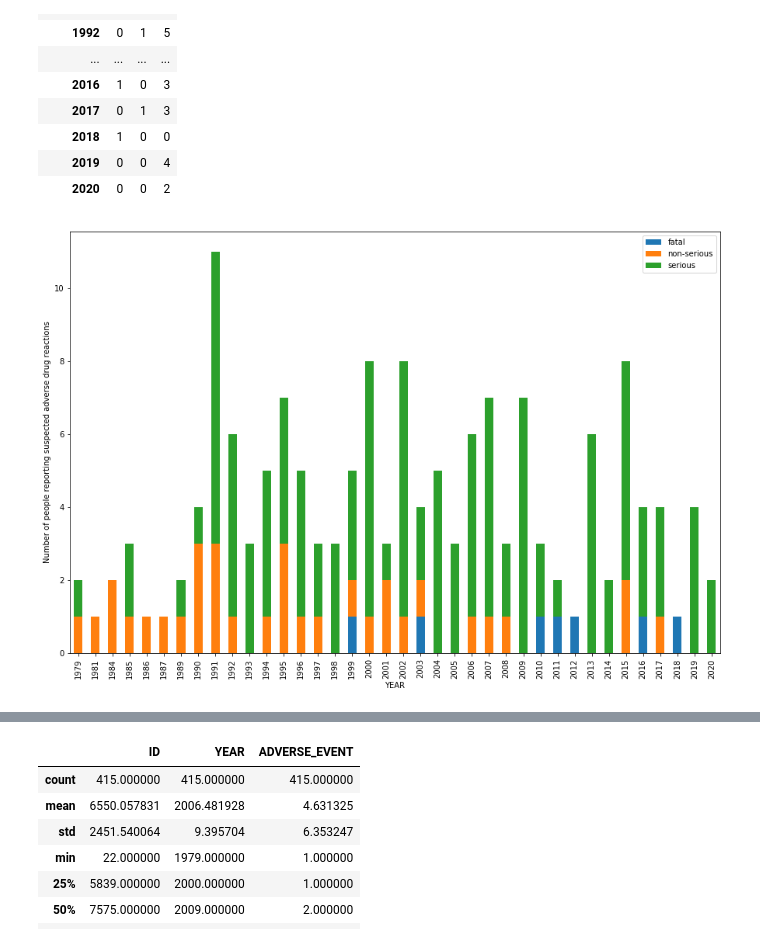
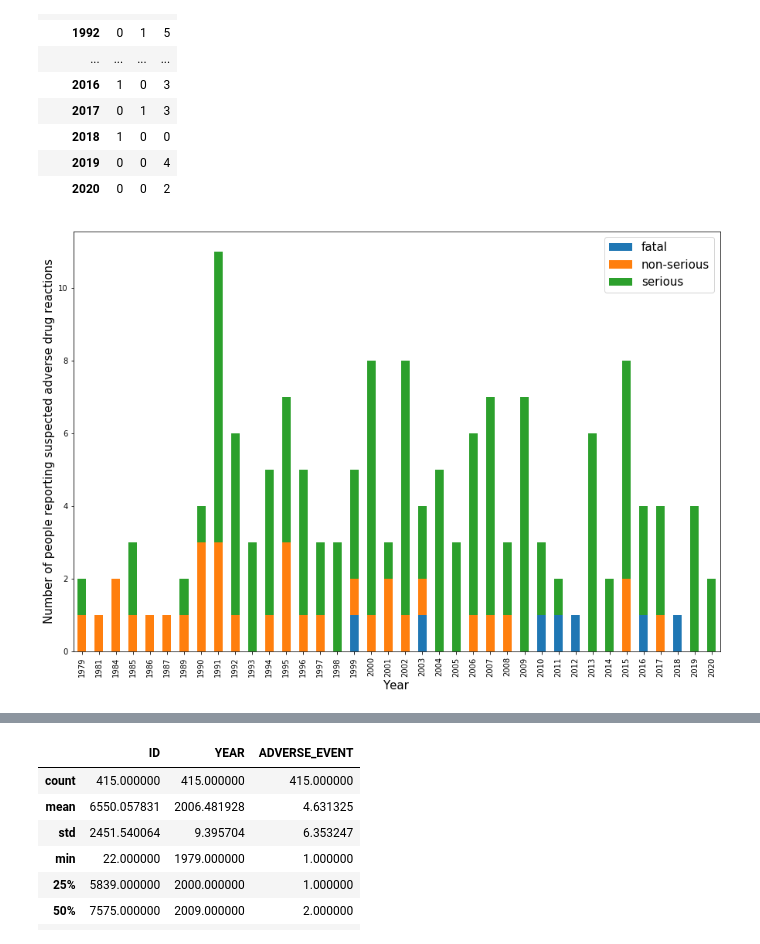
Before and after one commit to georgiarichards/diclofenac_yellowcard, a Jupyter notebook: yellowcard_analysis.ipynb, the cells around one changed output, grey strips where cells are left out. Cells and saved outputs as stored; diff of their text form; code cells hidden in the pictures.

Commit message:
Changed font sizes of figures

```diff
--- a/yellowcard_analysis.ipynb
+++ b/yellowcard_analysis.ipynb
@@ -106,13 +106,14 @@ year_severity
 # %%
 ax = df.groupby(['SEVERITY', 'YEAR']).size().reset_index().pivot(columns='SEVERITY', index='YEAR', values=0)
 ax.plot.bar(stacked=True, figsize=(15,10))
 
-plt.ylabel('Number of people reporting suspected adverse drug reactions')
-plt.legend(["fatal", "non-serious", "serious"])
+plt.ylabel('Number of people reporting suspected adverse drug reactions', fontsize=15)
+plt.xlabel('Year', fontsize=15)
+plt.legend(["fatal", "non-serious", "serious"], fontsize=15)
 
 plt.savefig("fig3_severity_year.png", dpi=600)
 # %% [output]
-[figure, old version]
+[figure, new version]
 # %%
 df_long = pd.wide_to_long(df, stubnames=['PT', 'HLT', 'HLGT', 'SOC_ABBREV', 'FATAL_YN'],
 i=['ID','SEX','YEAR','SEVERITY'],
```
Also changed, not shown: parts of 6 cells of this notebook, 2 other files.
